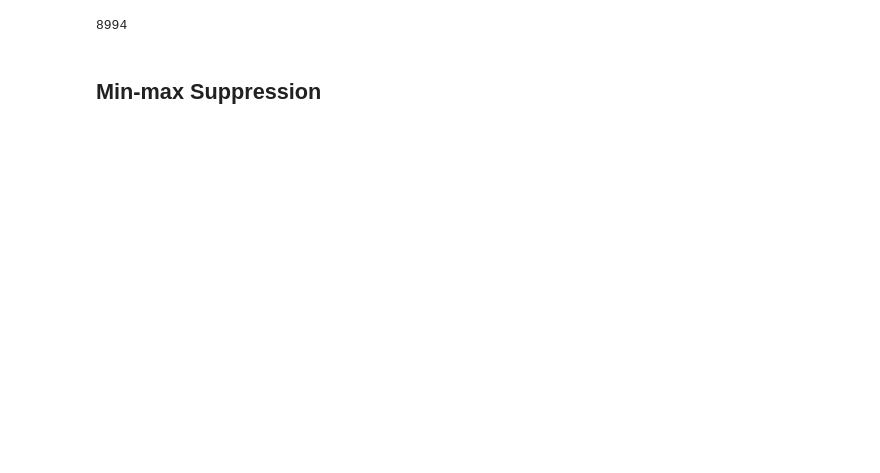
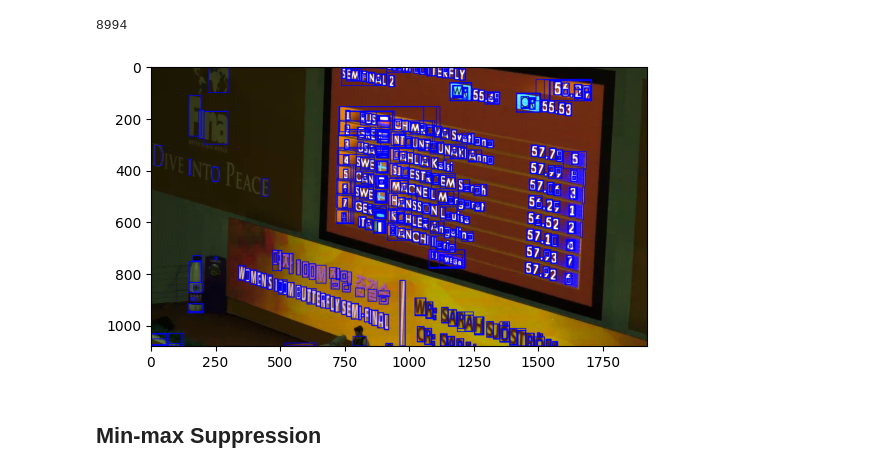
Before and after one commit to Itim-B/sports_scr, a Jupyter notebook: notebooks/tests-opencv-detection.ipynb, the cells around one changed output. Saved outputs shown, nothing was run; the diff lists cells and outputs as text; code cells hidden in the pictures; blank space fills up the shorter version.

```diff
--- a/notebooks/tests-opencv-detection.ipynb
+++ b/notebooks/tests-opencv-detection.ipynb
@@ -45,31 +49,32 @@ len(regions)
 # %%
 import cv2
 import numpy as np
 
 # Load an image
 img = cv2.imread(img_path)
 
 #Create MSER object
 mser = cv2.MSER_create()
 
 # Convert the image to grayscale
 gray = cv2.cvtColor(img, cv2.COLOR_BGR2GRAY)
 
 # Use the text module to detect regions
 regions, _ = mser.detectRegions(gray)
 
 # Draw rectangles around the regions
 rectangles = []
 
 for region in regions:
     x, y, w, h = cv2.boundingRect(region)
     rectangles.append([x, y, x + w, y + h])
     cv2.rectangle(img, (x, y), (x + w, y + h), (0, 0, 255), 2)
 
 # Display the image with the rectangles
-cv2.imshow('Image with rectangles', img)
-cv2.waitKey(0)
-cv2.destroyAllWindows()
+plt.imshow(img)
+plt.show()
+# %% [output]
+[figure, added]
 # %% [markdown]
 <h2>Min-max Suppression</h2>
 # %%
```
Also changed, not shown: parts of 9 cells of this notebook.
